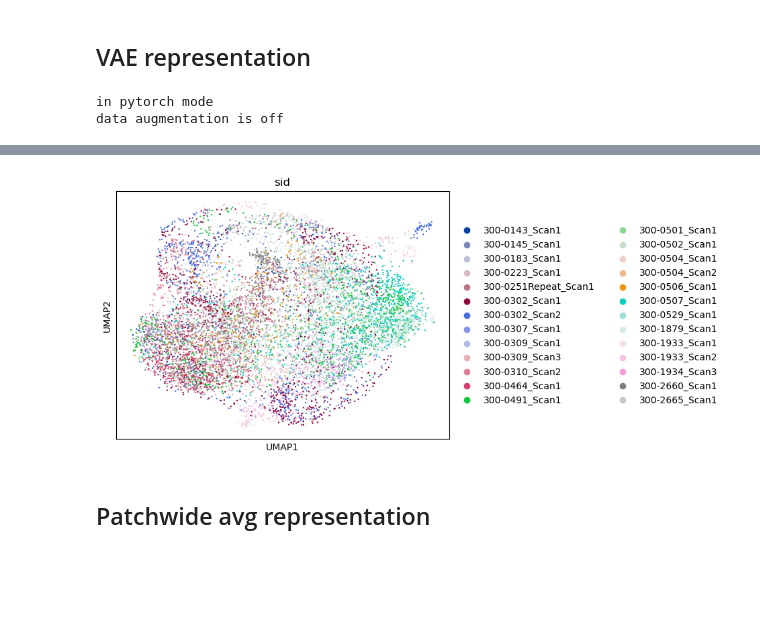
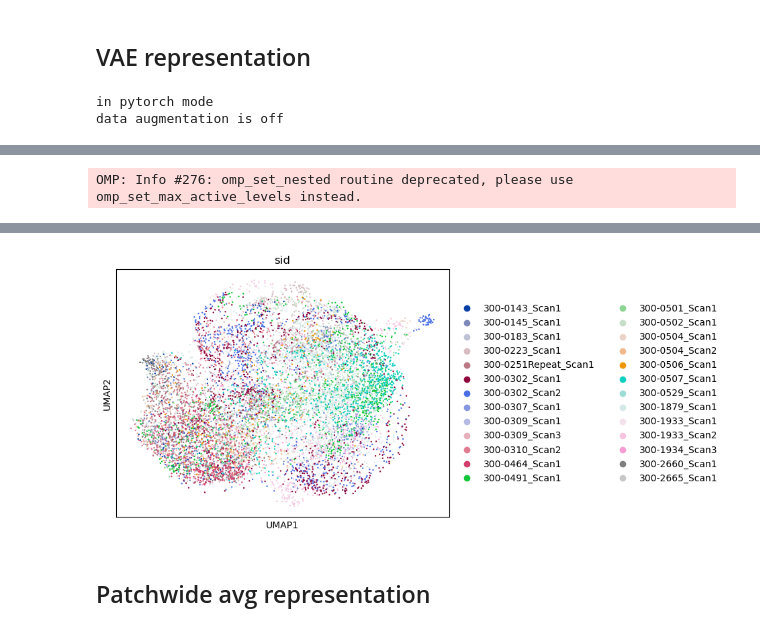
Before and after one commit to yakirr/vimapaper, a Jupyter notebook: RA/RA.2.analyze.ipynb, the cells around one changed output, grey strips where cells are left out. Drawn from its saved outputs; the diff is of its cells as text; code cells hidden in the pictures; blank space fills up the shorter version.

```diff
--- a/RA/RA.2.analyze.ipynb
+++ b/RA/RA.2.analyze.ipynb
@@ -108,7 +115,7 @@ epoch 20. best validation loss = 0.6523467302322388
 # %%
 # load model
 from tpae.models.resnet_vae import ResnetVAE
-model = ResnetVAE(len(P.meta.sid.unique()), network='light', mode='advanced', ncolors=P.nchannels, nlatent=50)
+model = ResnetVAE(len(P.meta.sid.unique()), network='light', mode='advanced', ncolors=P.nchannels, nlatent=100)
 model.load_state_dict(torch.load(f'_results/{name}-vae.pt'))
 
 # apply model and build umap
@@ -128,0 +133 @@ built MultiAnnData object with sid as the unit of analysis
+OMP: Info #276: omp_set_nested routine deprecated, please use omp_set_max_active_levels instead.
@@ -129,4 +137,4 @@ built MultiAnnData object with sid as the unit of analysis
-[figure, old version]
+[figure, new version]
 # %% [markdown]
 ## Patchwide avg representation
 # %%
```
Also changed, not shown: parts of 7 cells of this notebook, 5 other files.
